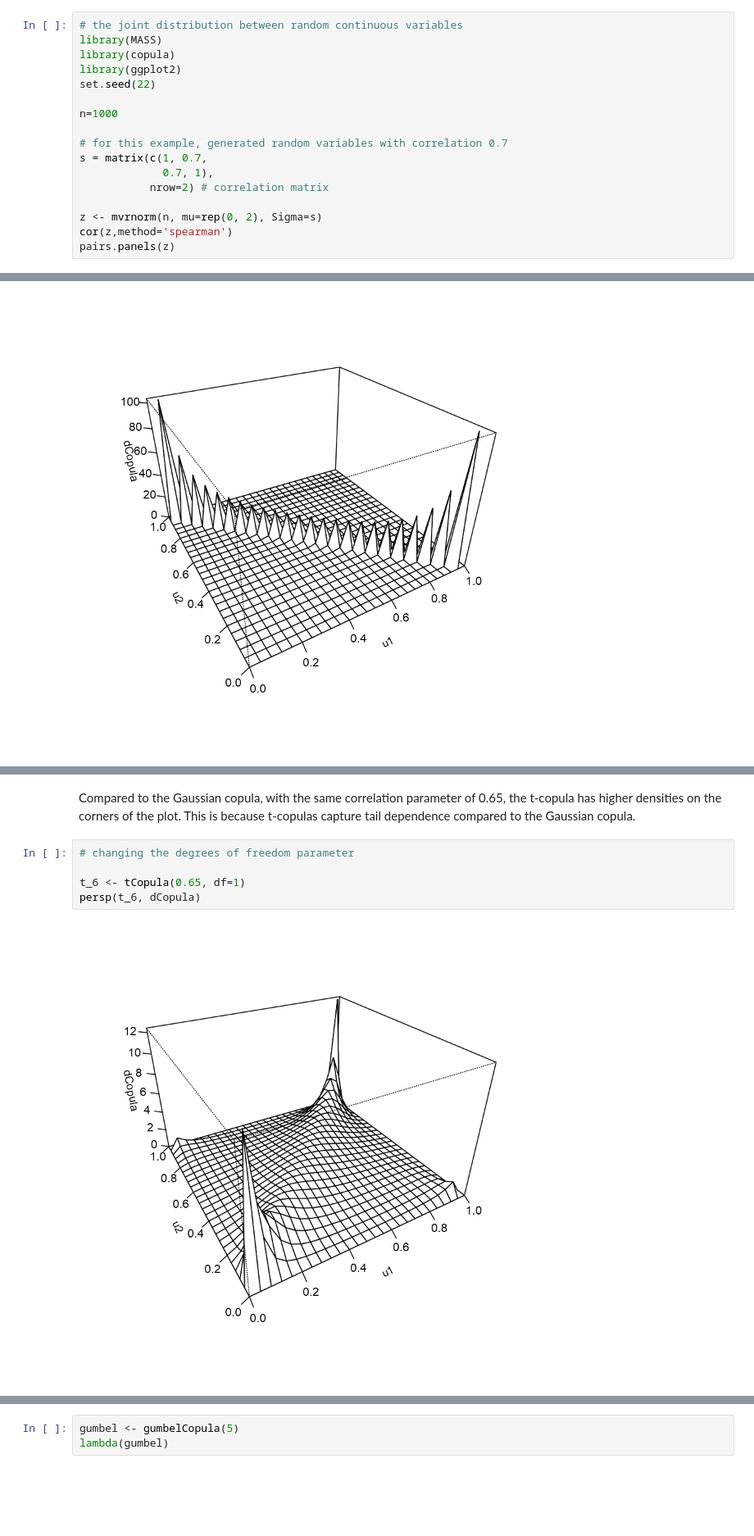
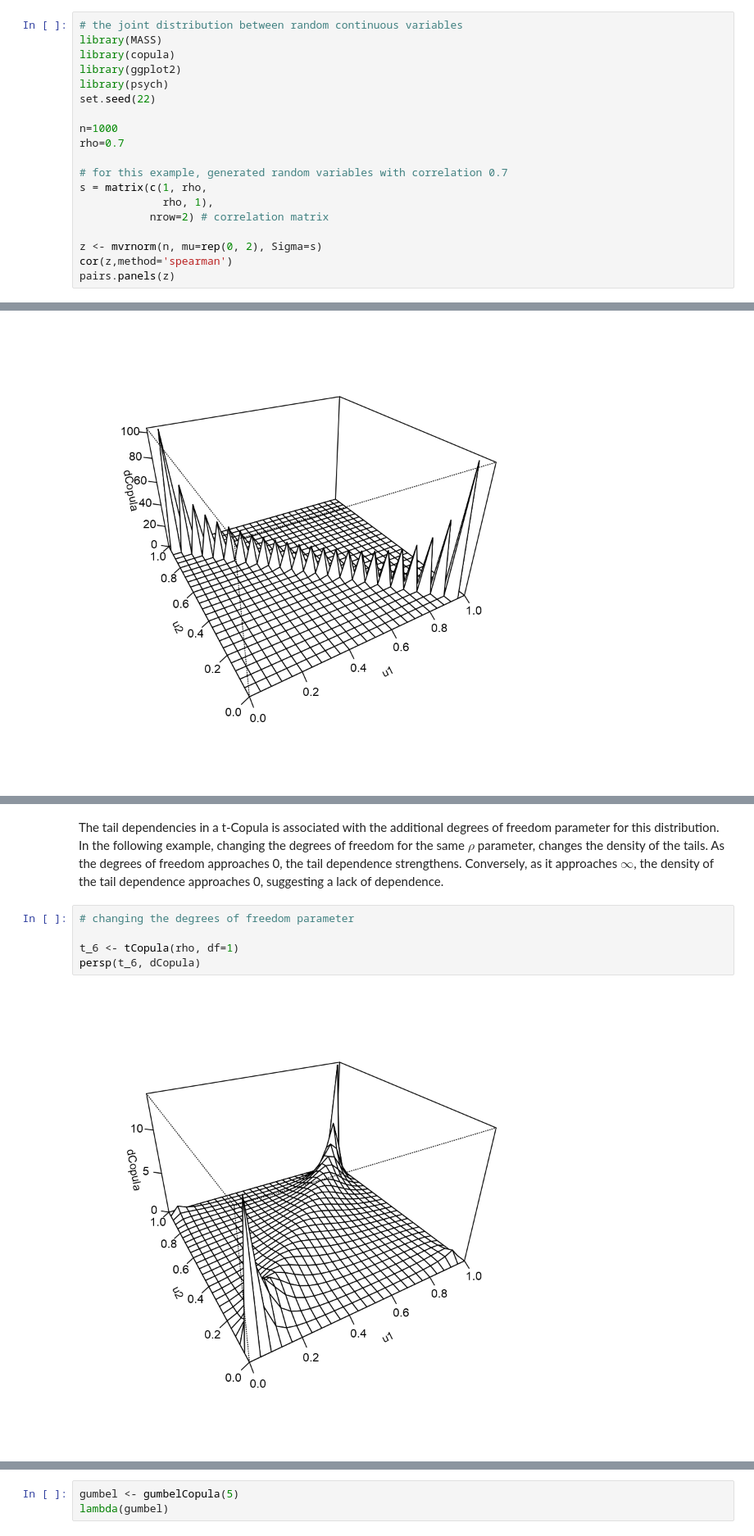
Before and after one commit to WSU-Data-Science/report-on-assigned-topic-1-shairaviaje, a Jupyter notebook: Report_Copulas.ipynb, the cells around one changed output, grey strips where cells are left out. Shown at 82% size. Saved outputs shown, nothing was run; the diff lists cells and outputs as text; blank space fills up the shorter version.

```diff
--- a/Report_Copulas.ipynb
+++ b/Report_Copulas.ipynb
@@ -26,13 +33,15 @@ $$ G(y) = P[Y \leq y] $$
 library(MASS)
 library(copula)
 library(ggplot2)
+library(psych)
 set.seed(22)
 
 n=1000
+rho=0.7
 
 # for this example, generated random variables with correlation 0.7
-s = matrix(c(1, 0.7,
-             0.7, 1),
+s = matrix(c(1, rho,
+             rho, 1),
            nrow=2) # correlation matrix
 
 z <- mvrnorm(n, mu=rep(0, 2), Sigma=s)
@@ -268,12 +337,12 @@ persp(t_3, dCopula)
 # %% [output]
 [figure]
 # %% [markdown]
-Compared to the Gaussian copula, with the same correlation parameter of 0.65, the t-copula has higher densities on the corners of the plot. This is because t-copulas capture tail dependence compared to the Gaussian copula.
+The tail dependencies in a t-Copula is associated with the additional degrees of freedom parameter for this distribution. In the following example, changing the degrees of freedom for the same $\rho$ parameter, changes the density of the tails. As the degrees of freedom approaches 0, the tail dependence strengthens. Conversely, as it approaches $\infty$, the density of the tail dependence approaches 0, suggesting a lack of dependence.
 # %%
 # changing the degrees of freedom parameter
 
-t_6 <- tCopula(0.65, df=1)
+t_6 <- tCopula(rho, df=1)
 persp(t_6, dCopula)
 # %% [output]
-[figure, old version]
+[figure, new version]
 # %% [markdown]
```
Also changed, not shown: parts of 54 cells of this notebook.
